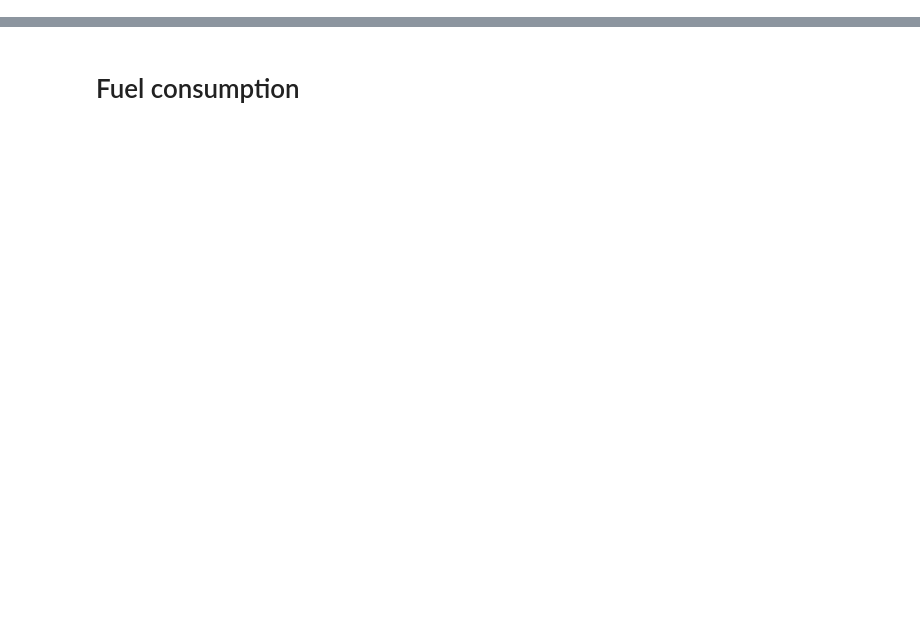
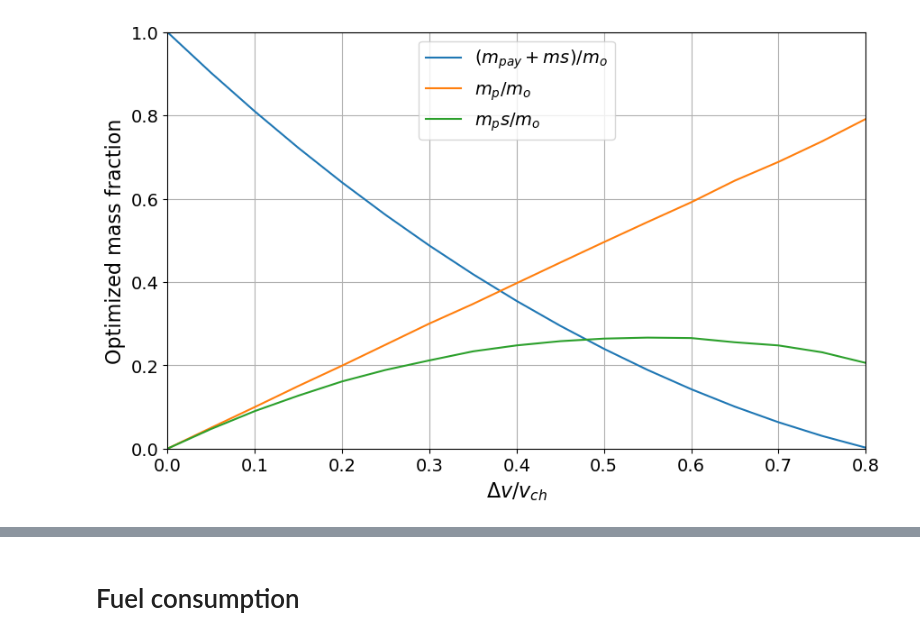
Before and after one commit to Rafid-Ben/Propulsion_optimization, a Jupyter notebook: objective_function.ipynb, the cells around one changed output, grey strips where cells are left out. Saved outputs shown, nothing was run; the diff lists cells and outputs as text; code cells hidden in the pictures; blank space fills up the shorter version.

```diff
--- a/objective_function.ipynb
+++ b/objective_function.ipynb
@@ -11,0 +34,36 @@ n_vec=np.arange(10,0,-1)
+# %%
+r1_vec=np.arange(0,0.81,0.05)
+r2_vec=np.arange(0.1,2.01,0.01)
+
+max_H=[]
+opt_r2=[]
+opt_mp=[]
+opt_mps=[]
+for r1 in r1_vec:
+    H=obj_func(r1,r2_vec,1)
+    r2_opt=r2_vec[np.argmax(H)]
+    mp=1-np.exp(-r1/r2_opt)
+    mps=(r2_opt**2) *(1-np.exp(-r1/r2_opt))
+
+    max_H.append(np.max(H))
+    opt_mp.append(np.min(mp))
+    opt_mps.append(np.min(mps))
+
+fig=plt.figure(figsize=(10,6))
+plt.plot(r1_vec,max_H,label=r"$(m_{pay}+m{s})/m_o$")
+plt.plot(r1_vec,opt_mp,label=r"$m_p/m_o$")
+plt.plot(r1_vec,opt_mps,label=r"$m_ps/m_o$")
+
+plt.xlim([0,0.8])
+plt.ylim([0,1])
+
+plt.xlabel('$\Delta v/v_{ch}$',fontsize=16)
+plt.ylabel('Optimized mass fraction',fontsize=16)
+plt.legend(loc="best",fontsize=14)
+plt.grid(True)
+plt.xticks(fontsize=14)
+plt.yticks(fontsize=14)
+plt.savefig("figures/fractions_No_refueling.png",bbox_inches='tight')
+plt.show()
+# %% [output]
+[figure, added]
```
Also changed, not shown: parts of 17 cells of this notebook, 2 other files.
